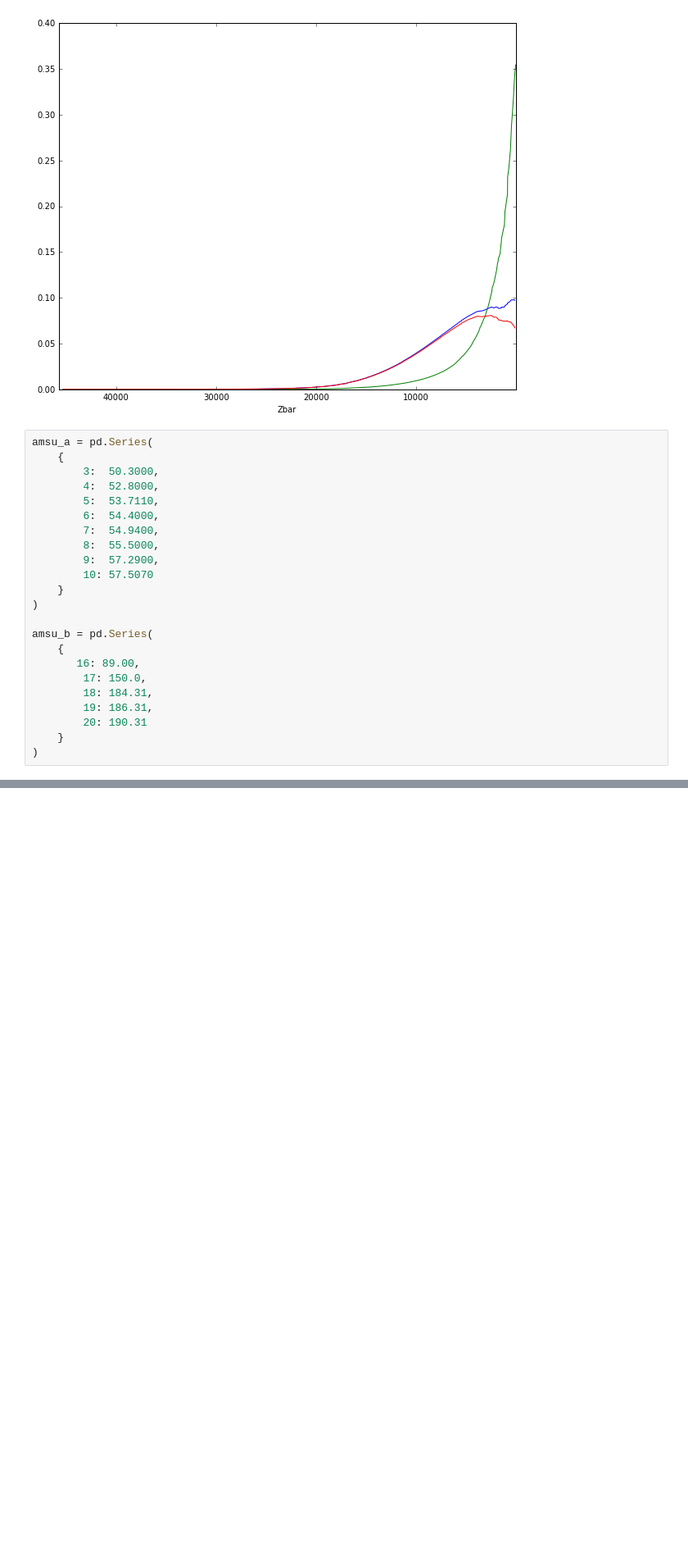
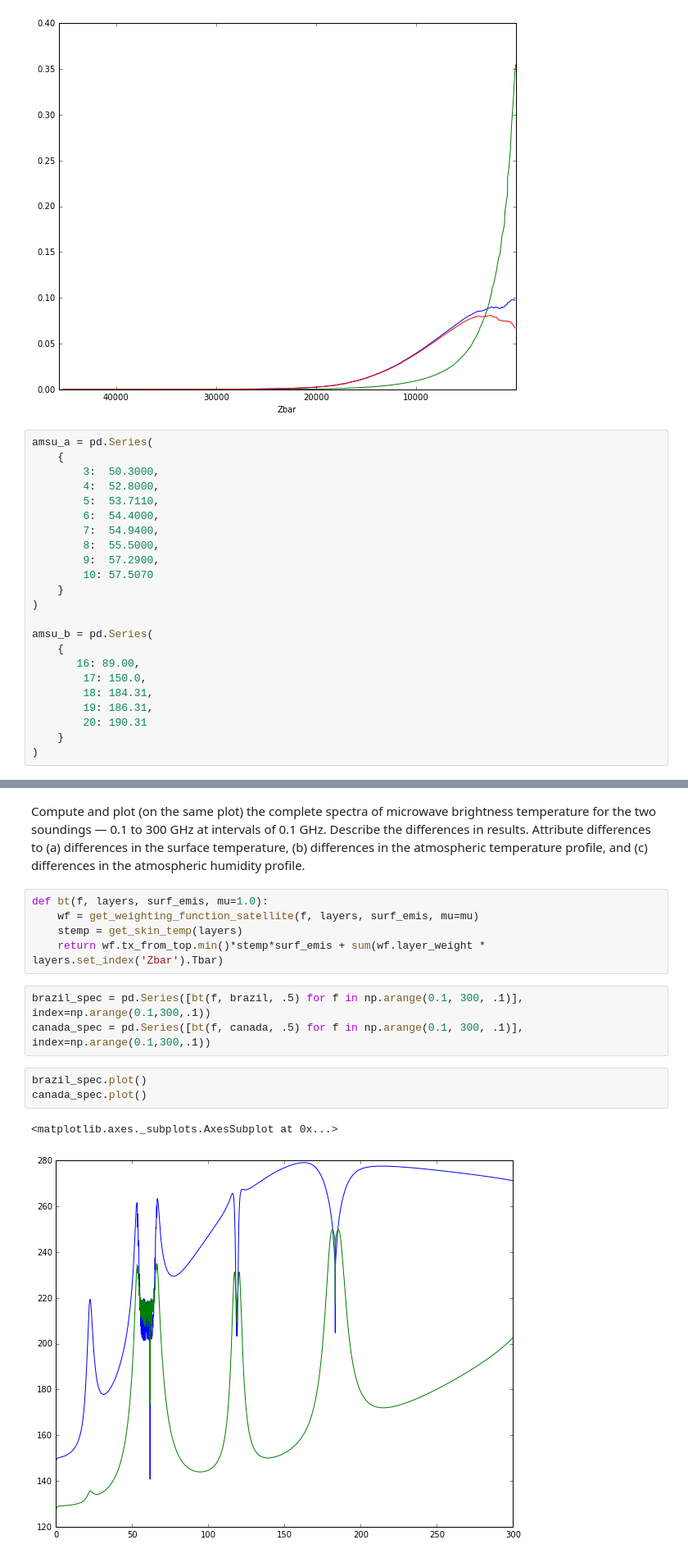
Before and after one commit to CodaP/aos_weighting_function, a Jupyter notebook: weighting function.ipynb, the cells around one changed output, grey strips where cells are left out. Shown: that part at 82% size. Cells and saved outputs as stored; diff of their text form; blank space fills up the shorter version.

```diff
--- a/weighting function.ipynb
+++ b/weighting function.ipynb
@@ -187,0 +249,16 @@ Name: 3, dtype: float64
+# %% [markdown]
+Compute and plot (on the same plot) the complete spectra of microwave brightness temperature for the two soundings — 0.1 to 300 GHz at intervals of 0.1 GHz.   Describe the differences in results.   Attribute differences to (a) differences in the surface temperature, (b) differences in the atmospheric temperature profile, and (c) differences in the atmospheric humidity profile.
+# %%
+def bt(f, layers, surf_emis, mu=1.0):
+    wf = get_weighting_function_satellite(f, layers, surf_emis, mu=mu)
+    stemp = get_skin_temp(layers)
+    return wf.tx_from_top.min()*stemp*surf_emis + sum(wf.layer_weight * layers.set_index('Zbar').Tbar)
+# %%
+brazil_spec = pd.Series([bt(f, brazil, .5) for f in np.arange(0.1, 300, .1)], index=np.arange(0.1,300,.1))
+canada_spec = pd.Series([bt(f, canada, .5) for f in np.arange(0.1, 300, .1)], index=np.arange(0.1,300,.1))
+# %%
+brazil_spec.plot()
+canada_spec.plot()
+# %% [output]
+<matplotlib.axes._subplots.AxesSubplot at 0x...>
+[figure, added]
```
Also changed, not shown: parts of 36 cells of this notebook, 1 other file.
